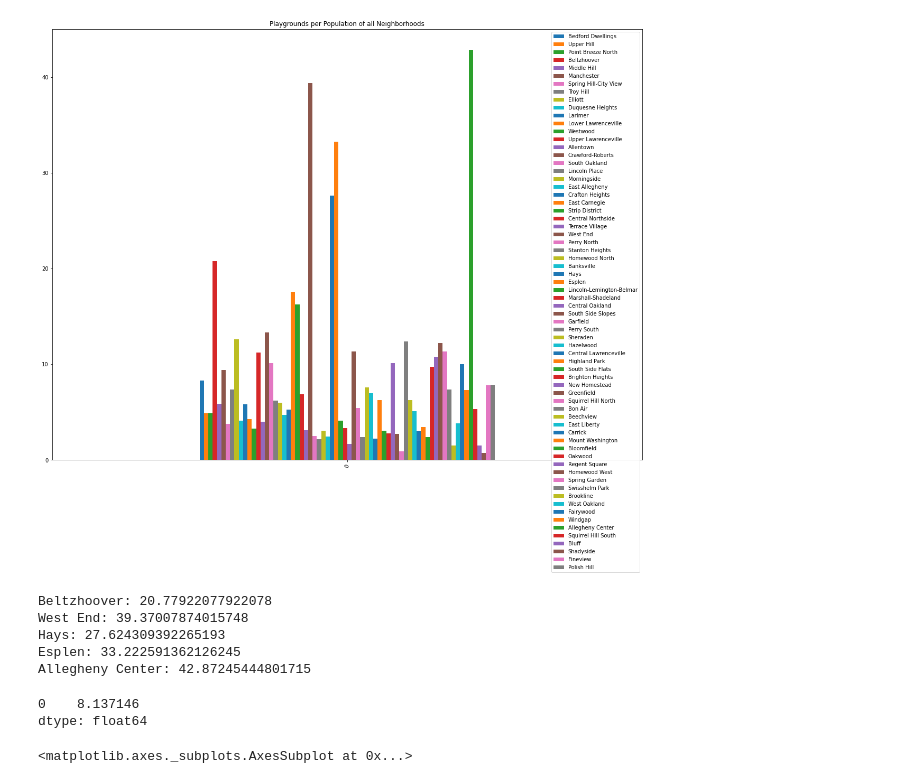
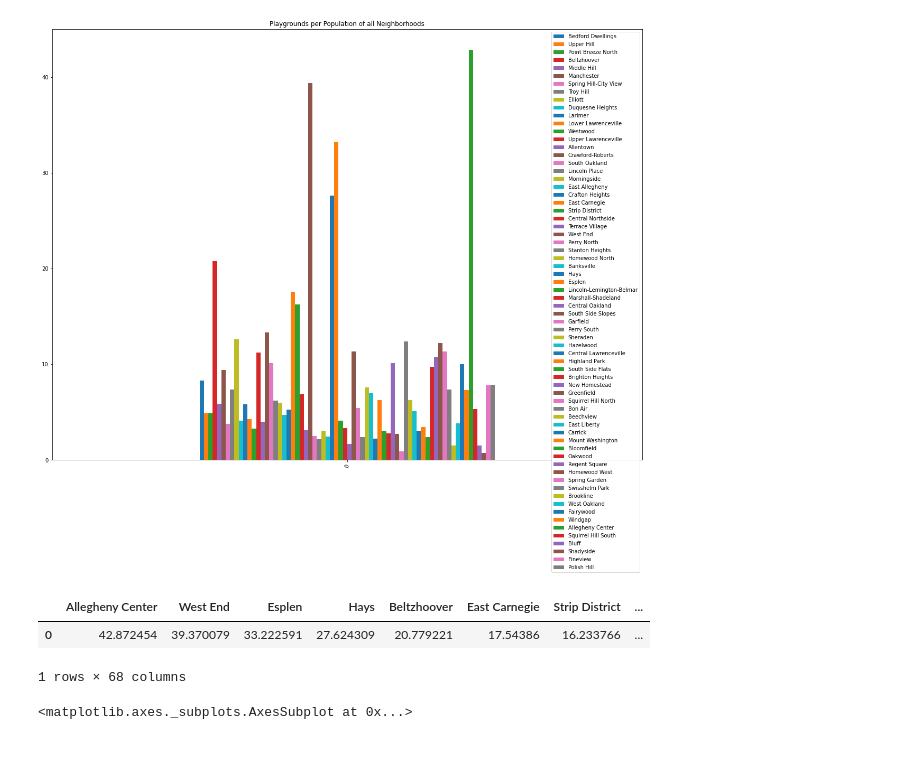
Before and after one commit to Petem4d/BestNeighborhood, a Jupyter notebook: Final Notebook.ipynb, the cells around one changed output. Cells and saved outputs as stored; diff of their text form; code cells hidden in the pictures; blank space fills up the shorter version.

```diff
--- a/Final Notebook.ipynb
+++ b/Final Notebook.ipynb
@@ -55,20 +55,13 @@ pppDf.plot.bar(rot= 70, title="Playgrounds per Population of all Neighborhoods",
 # %% [output]
 <matplotlib.axes._subplots.AxesSubplot at 0x...>
 [figure]
-# %%
-for col in pppDf.columns:
-    if pppDf[col].values[0] > 20:
-        print(col + ": " + str(pppDf[col].values[0]))
-
-pppDf.mean(axis = 1)
-# %% [output]
-Beltzhoover: 20.77922077922078
-West End: 39.37007874015748
-Hays: 27.624309392265193
-Esplen: 33.222591362126245
-Allegheny Center: 42.87245444801715
-0    8.137146
-dtype: float64
+# %%
+
+pppDf.sort_values(by = 0, axis = 1, ascending = False)
+# %% [output]
+|  | Allegheny Center | West End | Esplen | Hays | Beltzhoover | East Carnegie | Strip District | ... |
+| 0 | 42.872454 | 39.370079 | 33.222591 | 27.624309 | 20.779221 | 17.54386 | 16.233766 | ... |
+1 rows × 68 columns
 # %%
 comboMetric = {}
 
```
Also changed, not shown: parts of 1 cell of this notebook.
